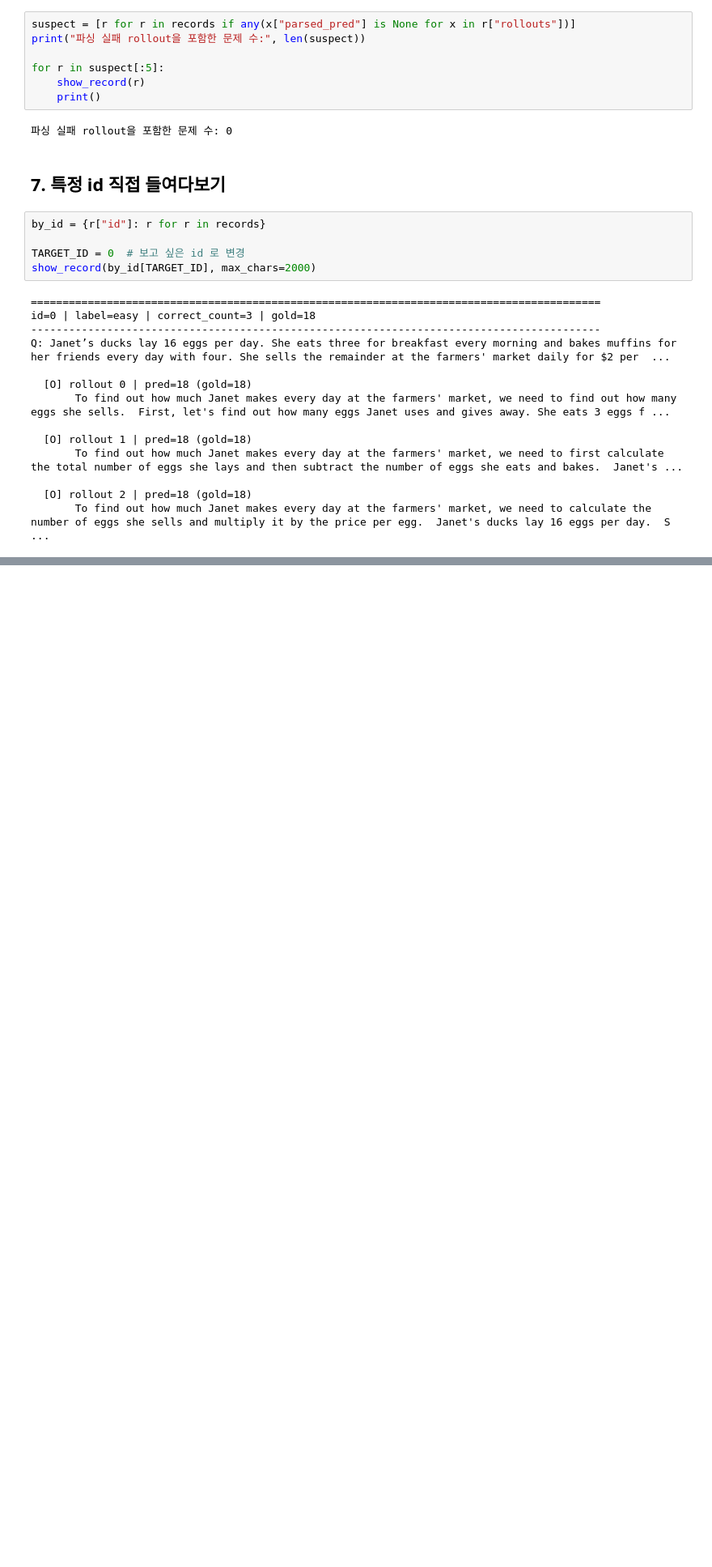
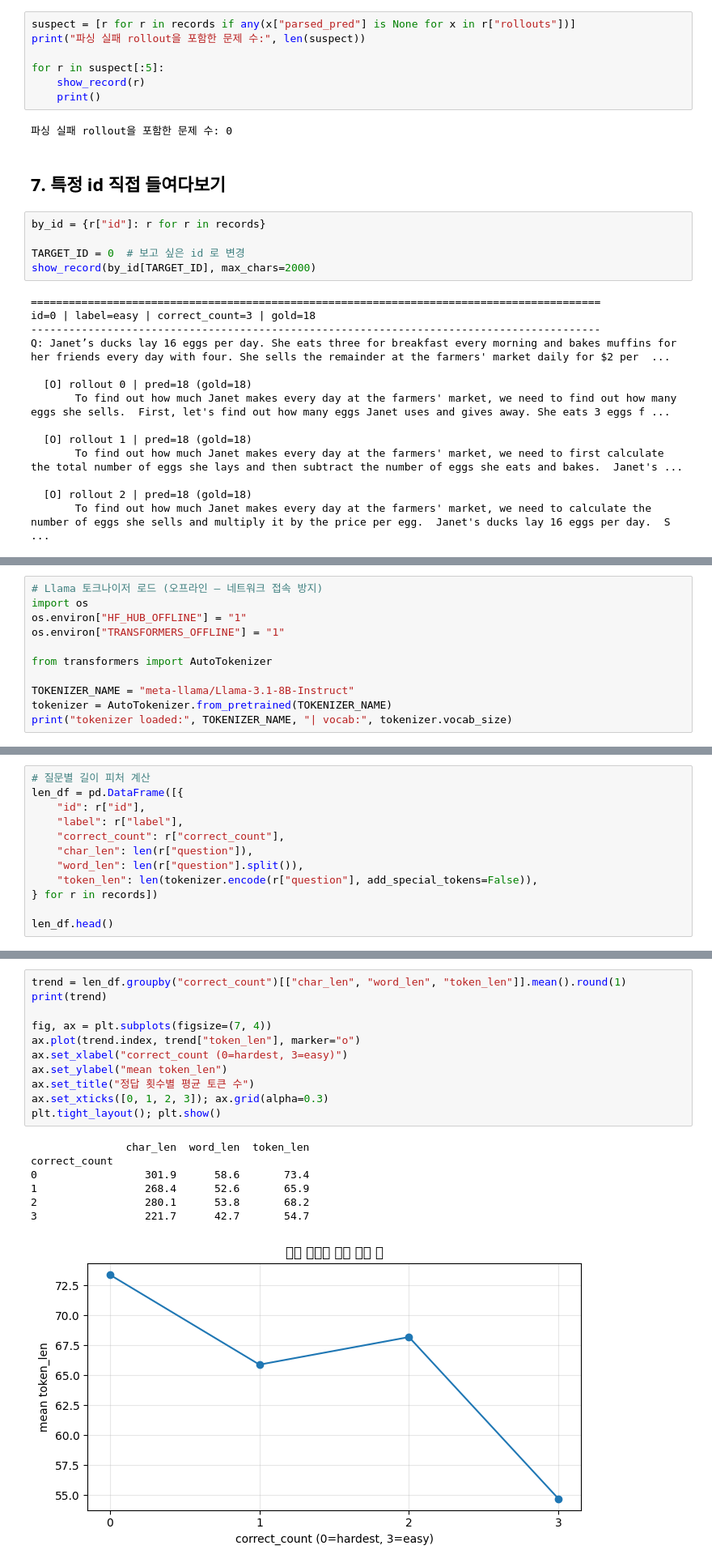
Before and after one commit to dibk100/project_IR_difficulty_aware_inference, a Jupyter notebook: phase01_difficulty_verification/inspect_labels_llama_500.ipynb, the cells around one changed output, grey strips where cells are left out. Shown at 81% size. Drawn from its saved outputs; the diff is of its cells as text; blank space fills up the shorter version.

```diff
--- a/phase01_difficulty_verification/inspect_labels_llama_500.ipynb
+++ b/phase01_difficulty_verification/inspect_labels_llama_500.ipynb
@@ -195,0 +204,11 @@ Q: Janet’s ducks lay 16 eggs per day. She eats three for breakfast every morni
+# %%
+# Llama 토크나이저 로드 (오프라인 — 네트워크 접속 방지)
+import os
+os.environ["HF_HUB_OFFLINE"] = "1"
+os.environ["TRANSFORMERS_OFFLINE"] = "1"
+
+from transformers import AutoTokenizer
+
+TOKENIZER_NAME = "meta-llama/Llama-3.1-8B-Instruct"
+tokenizer = AutoTokenizer.from_pretrained(TOKENIZER_NAME)
+print("tokenizer loaded:", TOKENIZER_NAME, "| vocab:", tokenizer.vocab_size)
@@ -195,0 +217,12 @@ Q: Janet’s ducks lay 16 eggs per day. She eats three for breakfast every morni
+# %%
+# 질문별 길이 피처 계산
+len_df = pd.DataFrame([{
+    "id": r["id"],
+    "label": r["label"],
+    "correct_count": r["correct_count"],
+    "char_len": len(r["question"]),
+    "word_len": len(r["question"].split()),
+    "token_len": len(tokenizer.encode(r["question"], add_special_tokens=False)),
+} for r in records])
+
+len_df.head()
@@ -195,0 +314,19 @@ Q: Janet’s ducks lay 16 eggs per day. She eats three for breakfast every morni
+# %%
+trend = len_df.groupby("correct_count")[["char_len", "word_len", "token_len"]].mean().round(1)
+print(trend)
+
+fig, ax = plt.subplots(figsize=(7, 4))
+ax.plot(trend.index, trend["token_len"], marker="o")
+ax.set_xlabel("correct_count (0=hardest, 3=easy)")
+ax.set_ylabel("mean token_len")
+ax.set_title("정답 횟수별 평균 토큰 수")
+ax.set_xticks([0, 1, 2, 3]); ax.grid(alpha=0.3)
+plt.tight_layout(); plt.show()
+# %% [output]
+               char_len  word_len  token_len
+correct_count
+0                 301.9      58.6       73.4
+1                 268.4      52.6       65.9
+2                 280.1      53.8       68.2
+3                 221.7      42.7       54.7
+[figure, added]
```
Also changed, not shown: parts of 10 cells of this notebook, 5 other files.
